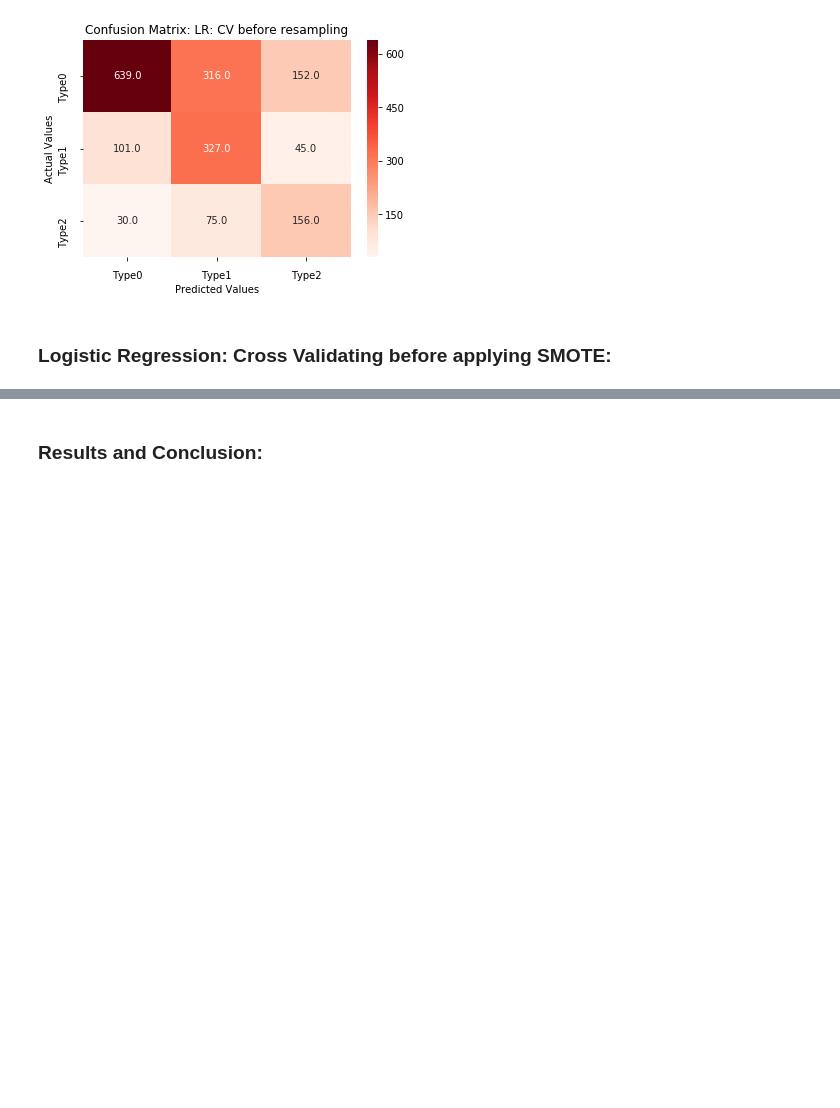
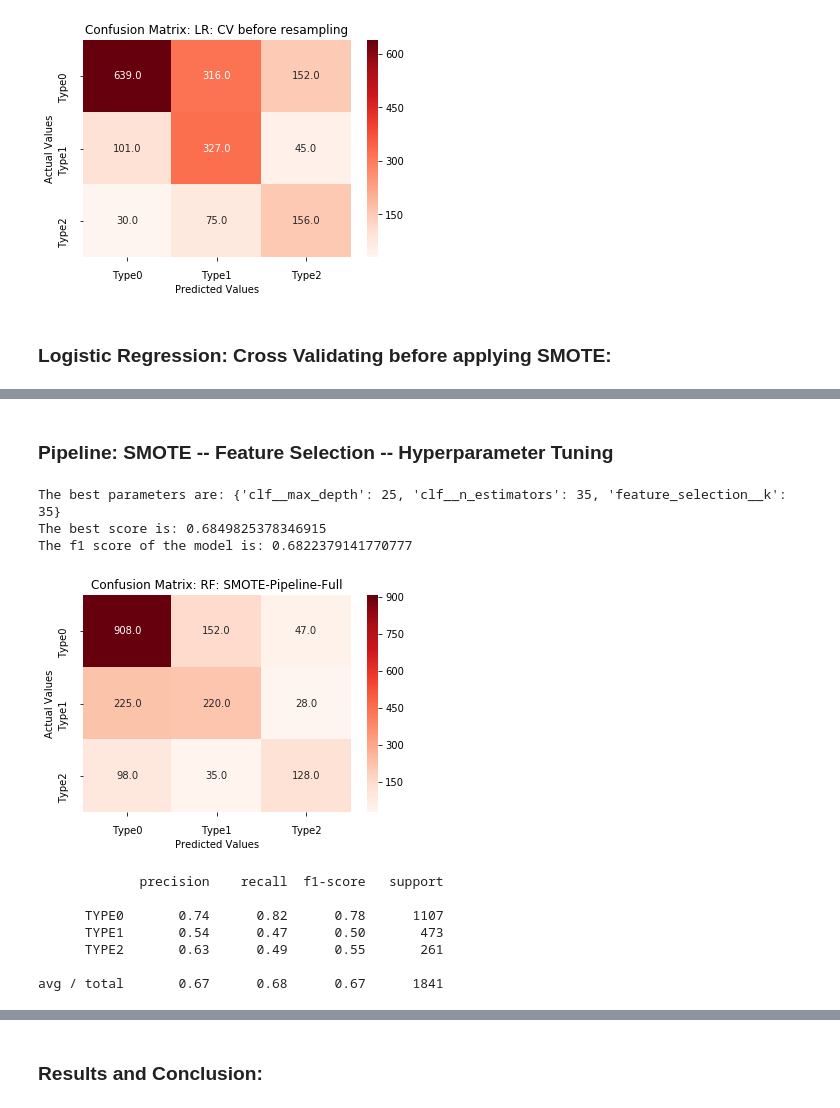
Before and after one commit to sjanawade/Machine-learning-on-unbalanced-dataset, a Jupyter notebook: SMOTE Project - Master.ipynb, the cells around one changed output, grey strips where cells are left out. Drawn from its saved outputs; the diff is of its cells as text; code cells hidden in the pictures; blank space fills up the shorter version.

```diff
--- a/SMOTE Project - Master.ipynb
+++ b/SMOTE Project - Master.ipynb
@@ -1009 +893,42 @@ The f1 score of the model is: 0.613796849538
 [figure]
+# %% [markdown]
+### Pipeline: SMOTE -- Feature Selection -- Hyperparameter Tuning
+# %%
+x_train.drop(labels = 13, axis = 1, inplace= True)
+x_test.drop(axis = 1, labels = 13, inplace= True)
+# %%
+### Random Forest Pipeline ###
+skf = StratifiedKFold()
+selectKB = SelectKBest()
+pipe_new = imbPipeline([('oversample', SMOTE(ratio= {'TYPE1' : 1600, 'TYPE2' : 1600}, random_state=22)),
+                        ('feature_selection', selectKB),
+                        ('clf', RandomForestClassifier(random_state=22, n_jobs=-1))])
+
+parameters = {'clf__n_estimators':[5, 10, 15, 20, 25, 30, 35],'clf__max_depth': [5, 10, 15, 20, 25, 50, 75, 100],
+              'feature_selection__k':[10, 20, 30, 35]}
+grid_rf_new = GridSearchCV(pipe_new, parameters, n_jobs=-1, scoring='f1_micro', cv= skf)
+
+grid_rf_new.fit(x_train, y_train)
+### Printing the best parameters found and the best score ###
+print('The best parameters are: ' + str(grid_rf_new.best_params_))
+print('The best score is: '+ str(grid_rf_new.best_score_))
+
+
+### Getting predictions and evaluation metrics on the test set ###
+model_name = 'RF: SMOTE-Pipeline-Full'
+y_pred_rf_new = grid_rf_new.predict(x_test)
+print('The f1 score of the model is: ' + str(f1_score(y_test, y_pred_rf_new, average= 'micro')))
+make_confusion_matrix(confusion_matrix(y_test, y_pred_rf_new), model_name = model_name)
+print(classification_report(y_test, y_pred_rf_new))
+# %% [output]
+The best parameters are: {'clf__max_depth': 25, 'clf__n_estimators': 35, 'feature_selection__k': 35}
+The best score is: 0.6849825378346915
+The f1 score of the model is: 0.6822379141770777
+[figure, added]
+             precision    recall  f1-score   support
+
+      TYPE0       0.74      0.82      0.78      1107
+      TYPE1       0.54      0.47      0.50       473
+      TYPE2       0.63      0.49      0.55       261
+
+avg / total       0.67      0.68      0.67      1841
```
Also changed, not shown: parts of 39 cells of this notebook.
